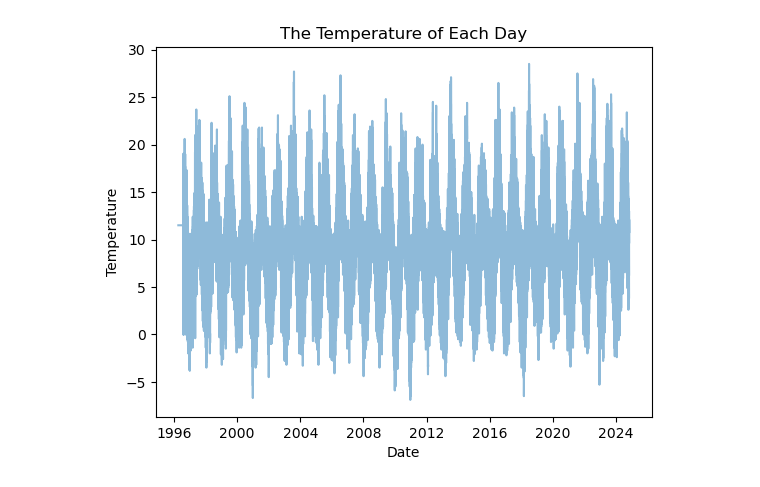
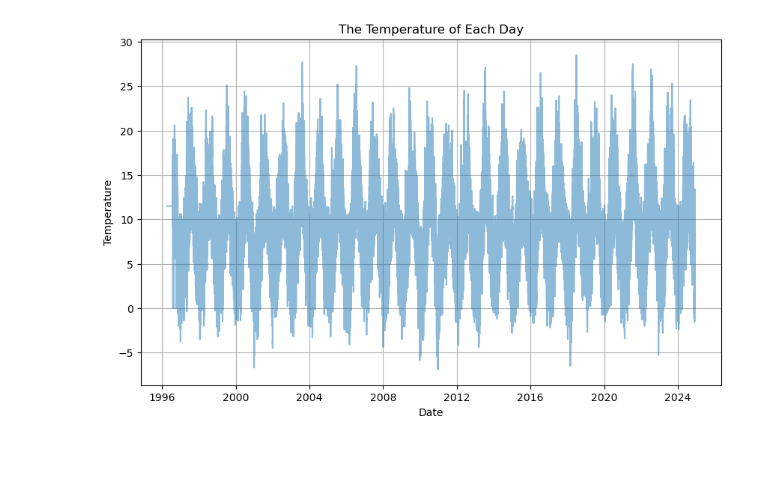
Before and after one commit to Sxnds01/PFDA-assignments, a Jupyter notebook: assignment_6_weather.ipynb, the cells around one changed output. Cells and saved outputs as stored; diff of their text form; code cells hidden in the pictures; blank space fills up the shorter version.

```diff
--- a/assignment_6_weather.ipynb
+++ b/assignment_6_weather.ipynb
@@ -198,14 +197,15 @@ data.head(5)
 # %%
 # Plot the temperatures from the new data frame
-import matplotlib.pyplot as plt
 
+plt.figure(figsize=(10, 6))
 plt.plot(data['date'], data['temp'], alpha=0.5)
 plt.xlabel('Date')
 plt.ylabel('Temperature')
 plt.title('The Temperature of Each Day')
+plt.grid()
 plt.show()
 # %% [output]
-[figure, old version]
+[figure, new version]
 # %%
 # Get the mean temperature
 data['day'] = data['date'].dt.date  # Extract only the date (no time)
```
Also changed, not shown: parts of 15 cells of this notebook.
